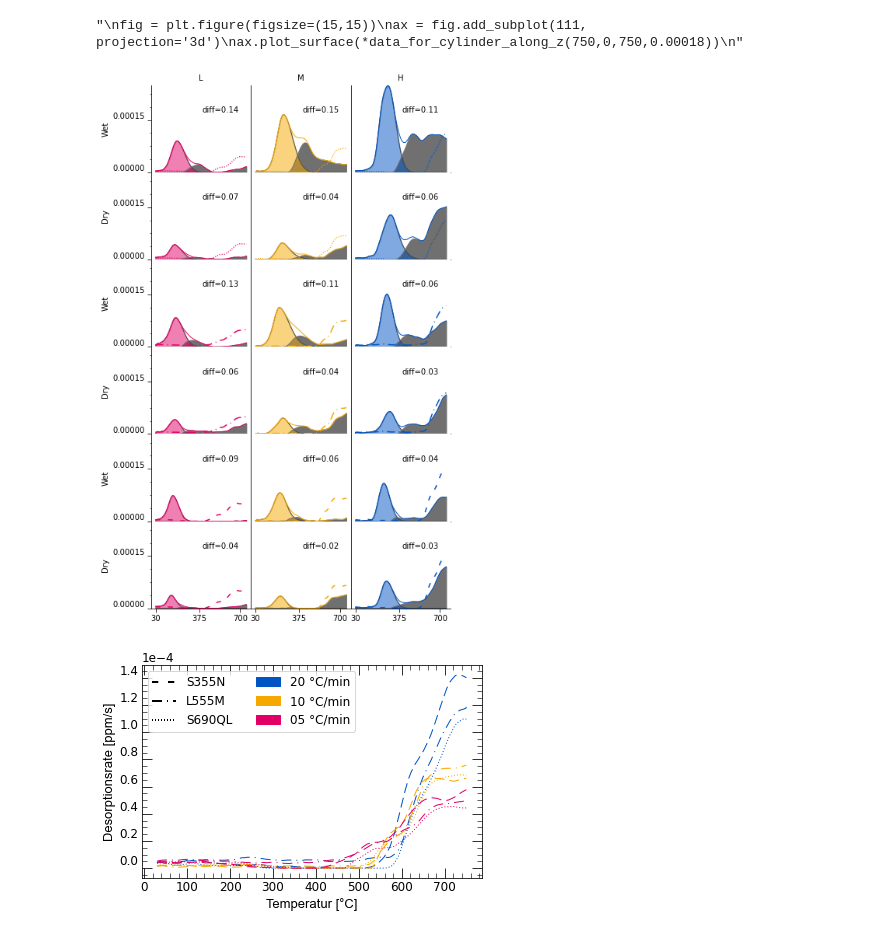
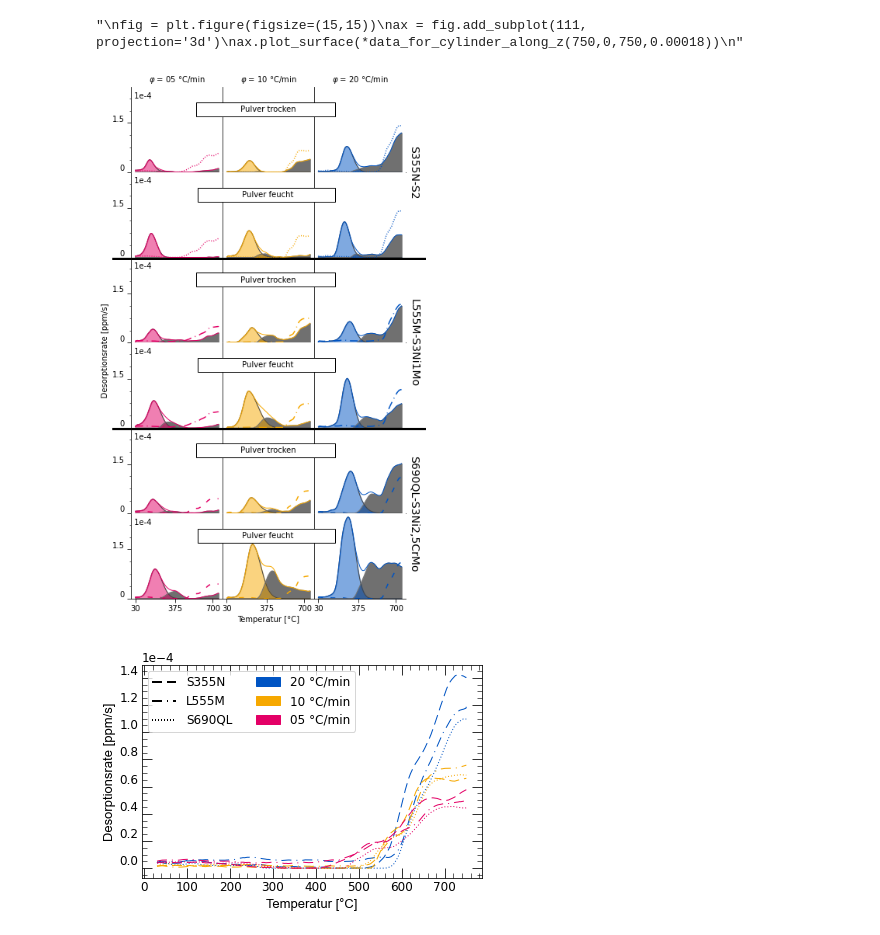
Before and after one commit to KMDE-10/HYDROGEN, a Jupyter notebook: 2020-11_HYDROGEN.ipynb, the cells around one changed output. Drawn from its saved outputs; the diff is of its cells as text; code cells hidden in the pictures.

Commit message:
plots verfeinert

```diff
--- a/2020-11_HYDROGEN.ipynb
+++ b/2020-11_HYDROGEN.ipynb
@@ -1374,9 +1374,9 @@ ax.plot_surface(*data_for_cylinder_along_z(750,0,750,0.00018))
 # %% [output]
 "\nfig = plt.figure(figsize=(15,15))\nax = fig.add_subplot(111, projection='3d')\nax.plot_surface(*data_for_cylinder_along_z(750,0,750,0.00018))\n"
 # %%
-plotlocation=pd.DataFrame({'L':['LQ_WETAIR','LQ_DRYAIR','LX_WETAIR','LX_DRYAIR','LS_WETAIR','LS_DRYAIR'],
-                           'M':['MQ_WETAIR','MQ_DRYAIR','MX_WETAIR','MX_DRYAIR','MS_WETAIR','MS_DRYAIR'],
-                           'H':['HQ_WETAIR','HQ_DRYAIR','HX_WETAIR','HX_DRYAIR','HS_WETAIR','HS_DRYAIR'],
+plotlocation=pd.DataFrame({'L':['LS_DRYAIR','LS_WETAIR','LX_DRYAIR','LX_WETAIR','LQ_DRYAIR','LQ_WETAIR'],
+                           'M':['MS_DRYAIR','MS_WETAIR','MX_DRYAIR','MX_WETAIR','MQ_DRYAIR','MQ_WETAIR'],
+                           'H':['HS_DRYAIR','HS_WETAIR','HX_DRYAIR','HX_WETAIR','HQ_DRYAIR','HQ_WETAIR'],
                            })
 plotcolors=pd.DataFrame({'magenta':[['#474747','#E30066','#707070','#E30066'],['#474747','#E30066','#707070','#E30066'],['#474747','#E30066','#707070','#E30066'],['#474747','#E30066','#707070','#E30066'],['#474747','#E30066','#707070','#E30066'],['#474747','#E30066','#707070','#E30066']],
                          'orange':[['#474747','#F6A800','#707070','#F6A800'],['#474747','#F6A800','#707070','#F6A800'],['#474747','#F6A800','#707070','#F6A800'],['#474747','#F6A800','#707070','#F6A800'],['#474747','#F6A800','#707070','#F6A800'],['#474747','#F6A800','#707070','#F6A800']],
@@ -1398,47 +1398,61 @@ def diff_trap(ax,type,color,marker):
     ax.fill_between(f.roundtemperature,f.ppms-f.diff,label='Trap_content',color=color[2])
     ax.plot(f.roundtemperature,f.ppms,c=color[3])
     ax.fill_between(f.roundtemperature,f.diff,label=f.diffppm,color=color[3],alpha=0.5)
-    ax.text(400,0.00019,'diff='+str(round(f.diffppm,2)),ha='left',va='top')
-    ax.set_ylim([0,0.00025])
+    #ax.text(400,0.00019,'diff='+str(round(f.diffppm,2)),ha='left',va='top')
+    #ax.ticklabel_format(axis="y", style="sci", scilimits=(0,0))
+    ax.set_ylim([0,0.00026])
     ax.set_yticks([0,0.00015])
+    ax.set_yticklabels(['0','1.5'],va='bottom')
 def meshplot():
     plt.style.use('C:\\Users\\maede\\.matplotlib\\diss_martin_mesh.mplstyle')
     fig,axs=plt.subplots(6,3,figsize=(6.3,9.84), sharex='col', sharey='row',gridspec_kw={'hspace': 0, 'wspace': 0})
     fig.set_constrained_layout
     axn=pd.DataFrame(axs)
     for row in axn.index:
         for col in axn.columns:
             diff_trap(axn.loc[row,col],plotlocation.iloc[row,col],plotcolors.iloc[row,col],plotmarkers.iloc[row,col])
 
     axn.loc[1,:].apply(lambda x:x.set_xticks([]))
-    axn.loc[0,0].set_title('L')
-    axn.loc[0,1].set_title('M')
-    axn.loc[0,2].set_title('H')
+    axn.loc[0,0].set_title('${\\varphi}$ = 05 °C/min')
+    axn.loc[0,1].set_title('${\\varphi}$ = 10 °C/min')
+    axn.loc[0,2].set_title('${\\varphi}$ = 20 °C/min')
     axn.loc[5,:].apply(lambda x:x.set_xticks([30,375,700]))
+    axn.loc[:,0].apply(lambda x:x.text(0,0.000245,' 1e-4   ',rotation=0,zorder=60,va='top',ha='left'))
 
     axn.loc[:,0].apply(lambda x:x.spines['left'].set_visible(True))
     axn.loc[:,1].apply(lambda x:x.spines['left'].set_visible(True))
     axn.loc[:,2].apply(lambda x:x.spines['left'].set_visible(True))
     axn.loc[5,:].apply(lambda x:x.spines['bottom'].set_visible(True))
     axn.loc[4,:].apply(lambda x:x.spines['bottom'].set_visible(True))
     axn.loc[3,:].apply(lambda x:x.spines['bottom'].set_visible(True))
     axn.loc[2,:].apply(lambda x:x.spines['bottom'].set_visible(True))
     axn.loc[1,:].apply(lambda x:x.spines['bottom'].set_visible(True))
     axn.loc[0,:].apply(lambda x:x.spines['bottom'].set_visible(True))
     axn.loc[:,0].apply(lambda x : x.tick_params(axis='y',which='major',length=5))
     axn.loc[:,0].apply(lambda x : x.tick_params(axis='y',which='minor',length=2))
     axn.loc[5,:].apply(lambda x : x.tick_params(axis='x',which='major',length=5,direction='out'))
-    axn.loc[[0,2,4],0].apply(lambda x : x.set_ylabel('Wet'))
-    axn.loc[[1,3,5],0].apply(lambda x : x.set_ylabel('Dry'))
+    #axn.loc[[0,2,4],0].apply(lambda x : x.set_ylabel('feucht'))
+    axn.loc[[0,2,4],2].apply(lambda x : x.text(150,0.00018,'                 Pulver trocken               ',zorder=60,va='bottom',ha='right',bbox={'facecolor':'white','edgecolor':'black','alpha':1}))
+    axn.loc[[1,3,5],2].apply(lambda x : x.text(150,0.00018,'                 Pulver feucht                ',zorder=60,va='bottom',ha='right',bbox={'facecolor':'white','edgecolor':'black','alpha':1}))
+    axn.loc[1,2].text(900,0.00026,'S355N-S2',rotation=-90,fontsize=14,zorder=60,va='center',ha='right',bbox={'facecolor': 'white','edgecolor':'white','alpha':0})
+    axn.loc[3,2].text(900,0.00026,'L555M-S3Ni1Mo',rotation=-90,fontsize=14,zorder=60,va='center',ha='right',bbox={'facecolor': 'white','edgecolor':'white','alpha':0})
+    axn.loc[5,2].text(900,0.00026,'S690QL-S3Ni2,5CrMo',rotation=-90,fontsize=14,zorder=60,va='center',ha='right',bbox={'facecolor': 'white','edgecolor':'white','alpha':0})
+
+
+
+    axn.loc[3,0].set_ylabel('                             Desorptionsrate [ppm/s]')
+    axn.loc[5,1].set_xlabel('Temperatur [°C]')
+    axn.loc[2,:].apply(lambda x:x.axhline(0.0002569,-0.2,1.2,lw=3,color='black',clip_on=False,zorder=25))
+    axn.loc[4,:].apply(lambda x:x.axhline(0.0002569,-0.2,1.2,lw=3,color='black',clip_on=False,zorder=25))
     #plt.ticklabel_format(axis="y", style="sci", scilimits=(0,0))
 
     #display(axn)
-    fig.subplots_adjust(bottom=0.03, top=0.98, left=0.15, right=1)
-    fig.savefig('res_mesh01.png',dpi=500)
+    fig.subplots_adjust(bottom=0.05, top=0.98, left=0.15, right=0.93)
+    fig.savefig('res_mesh01.svg',dpi=500)
     plt.show()
 meshplot()
 # %% [output]
-[figure, old version]
+[figure, new version]
 # %%
 import matplotlib.patches as mpatches
 import matplotlib.lines as mlines
```
Also changed, not shown: parts of 9 cells of this notebook, 2 other files.
